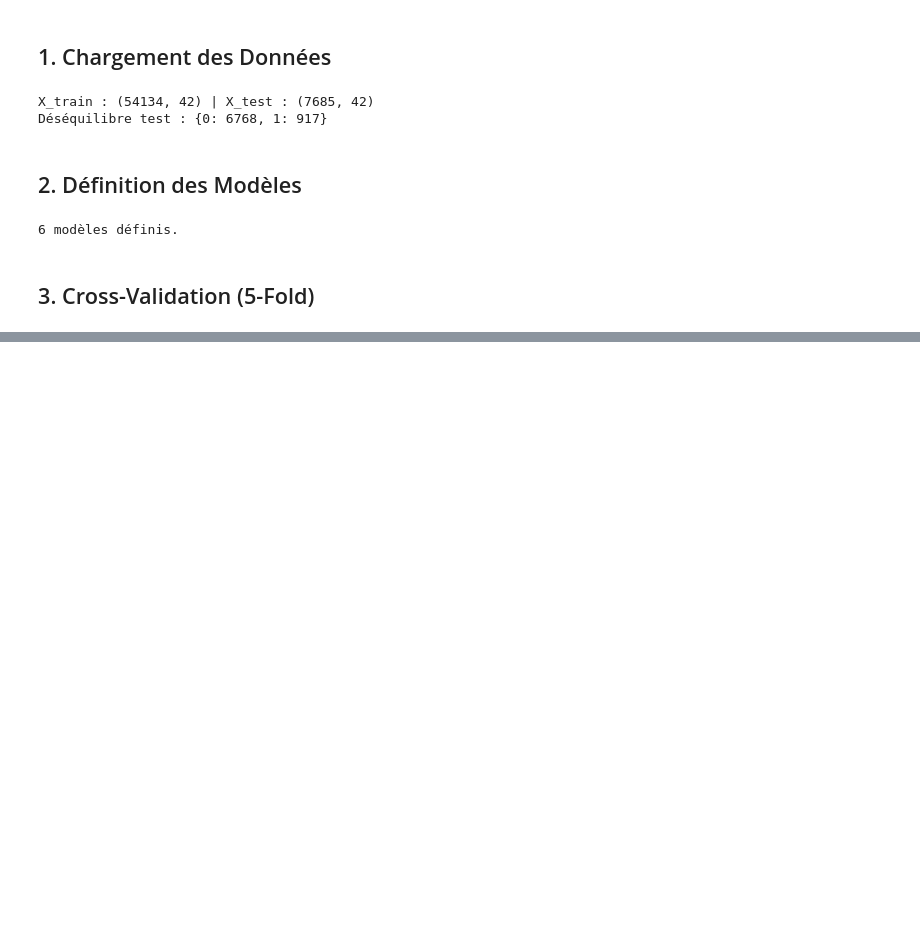
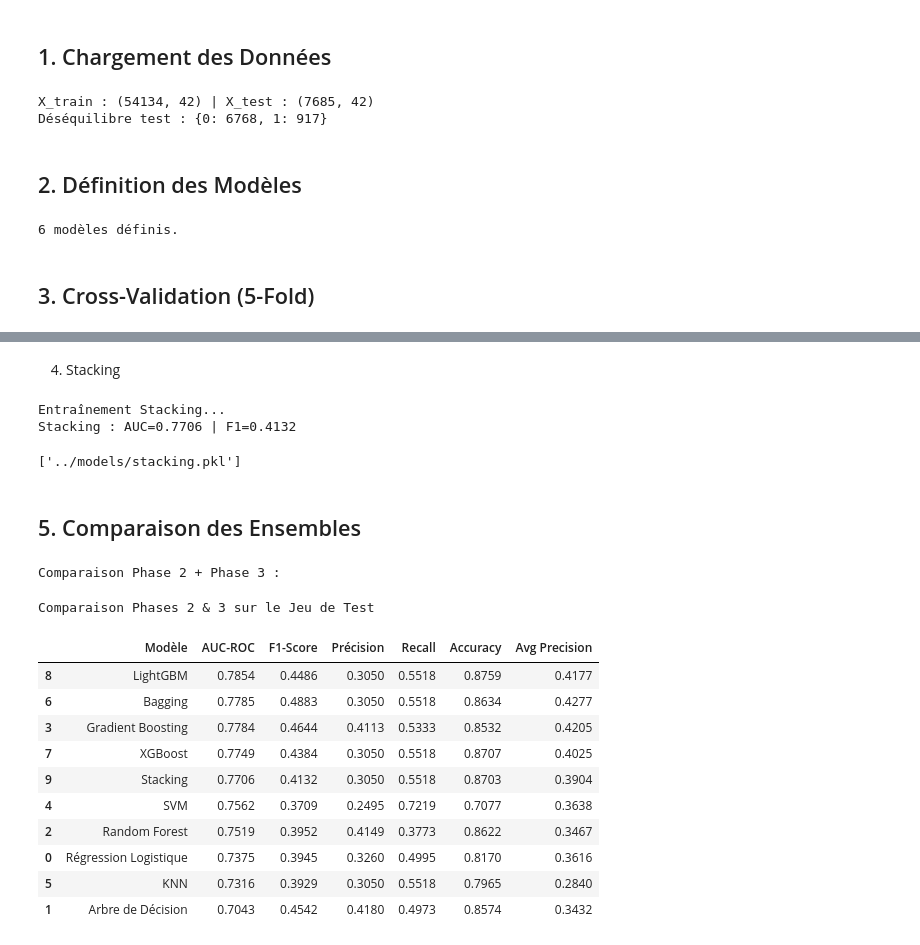
Before and after one commit to mwa1310/bank-costumers-behavior, a Jupyter notebook: notebook/BankCostumersBehavior.ipynb, the cells around one changed output, grey strips where cells are left out. Saved outputs shown, nothing was run; the diff lists cells and outputs as text; code cells hidden in the pictures; blank space fills up the shorter version.

```diff
--- a/notebook/BankCostumersBehavior.ipynb
+++ b/notebook/BankCostumersBehavior.ipynb
@@ -305,0 +539,64 @@ KeyboardInterrupt:
+# %% [markdown]
+4. Stacking
+# %%
+print("Entraînement Stacking...")
+base_estimators = [
+    ('rf',  joblib.load('../models/random_forest.pkl')),
+    ('xgb', xgb_gs.best_estimator_),
+    ('lgb', lgb_gs.best_estimator_),
+]
+meta_clf = LogisticRegression(max_iter=1000, random_state=SEED, class_weight='balanced')
+stacking = StackingClassifier(
+    estimators=base_estimators, final_estimator=meta_clf,
+    cv=StratifiedKFold(n_splits=5, shuffle=True, random_state=SEED),
+    passthrough=False, n_jobs=-1
+)
+stacking.fit(X_train, y_train)
+y_prob_stack = stacking.predict_proba(X_test)[:,1]
+y_pred_stack = stacking.predict(X_test)
+
+stacking_metrics = {
+    'Modèle': 'Stacking',
+    'AUC-ROC': round(roc_auc_score(y_test, y_prob_stack), 4),
+    'F1-Score': round(f1_score(y_test, y_pred_stack), 4),
+    'Précision': round(precision_score(y_test, y_pred), 4),
+    'Recall': round(recall_score(y_test, y_pred), 4),
+    'Accuracy': round(accuracy_score(y_test, y_pred_stack), 4),
+    'Avg Precision': round(average_precision_score(y_test, y_prob_stack), 4),
+}
+print(f"Stacking : AUC={stacking_metrics['AUC-ROC']} | F1={stacking_metrics['F1-Score']}")
+joblib.dump(stacking, '../models/stacking.pkl')
+# %% [output]
+Entraînement Stacking...
+Stacking : AUC=0.7706 | F1=0.4132
+['../models/stacking.pkl']
+# %% [markdown]
+## 5. Comparaison des Ensembles
+# %%
+# Chargement résultats Phase 2
+df_phase2 = pd.read_csv('../models/results_phase2.csv')
+df_phase3 = pd.DataFrame([bagging_metrics, xgb_metrics, lgb_metrics, stacking_metrics])
+
+df_all_so_far = pd.concat([df_phase2, df_phase3], ignore_index=True)
+df_all_so_far = df_all_so_far.sort_values('AUC-ROC', ascending=False)
+
+print("Comparaison Phase 2 + Phase 3 :")
+display(df_all_so_far.style
+    .highlight_max(subset=['AUC-ROC','F1-Score', 'Précision', 'Recall', 'Accuracy','Avg Precision'], color="#06791d")
+    .format({'AUC-ROC':'{:.4f}','F1-Score':'{:.4f}', 'Précision':'{:.4f}',
+         'Recall':'{:.4f}', 'Accuracy':'{:.4f}','Avg Precision':'{:.4f}'})
+    .set_caption('Comparaison Phases 2 & 3 sur le Jeu de Test'))
+# %% [output]
+Comparaison Phase 2 + Phase 3 :
+Comparaison Phases 2 & 3 sur le Jeu de Test
+|  | Modèle | AUC-ROC | F1-Score | Précision | Recall | Accuracy | Avg Precision |
+| 8 | LightGBM | 0.7854 | 0.4486 | 0.3050 | 0.5518 | 0.8759 | 0.4177 |
+| 6 | Bagging | 0.7785 | 0.4883 | 0.3050 | 0.5518 | 0.8634 | 0.4277 |
+| 3 | Gradient Boosting | 0.7784 | 0.4644 | 0.4113 | 0.5333 | 0.8532 | 0.4205 |
+| 7 | XGBoost | 0.7749 | 0.4384 | 0.3050 | 0.5518 | 0.8707 | 0.4025 |
+| 9 | Stacking | 0.7706 | 0.4132 | 0.3050 | 0.5518 | 0.8703 | 0.3904 |
+| 4 | SVM | 0.7562 | 0.3709 | 0.2495 | 0.7219 | 0.7077 | 0.3638 |
+| 2 | Random Forest | 0.7519 | 0.3952 | 0.4149 | 0.3773 | 0.8622 | 0.3467 |
+| 0 | Régression Logistique | 0.7375 | 0.3945 | 0.3260 | 0.4995 | 0.8170 | 0.3616 |
+| 5 | KNN | 0.7316 | 0.3929 | 0.3050 | 0.5518 | 0.7965 | 0.2840 |
+| 1 | Arbre de Décision | 0.7043 | 0.4542 | 0.4180 | 0.4973 | 0.8574 | 0.3432 |
```
Also changed, not shown: parts of 21 cells of this notebook, 2 other files.
